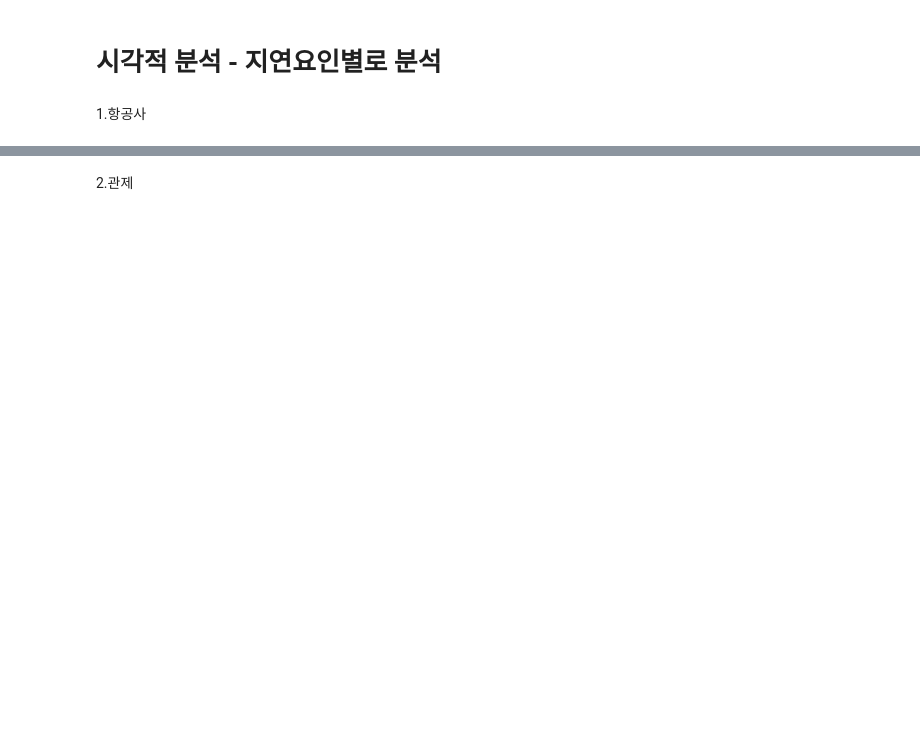
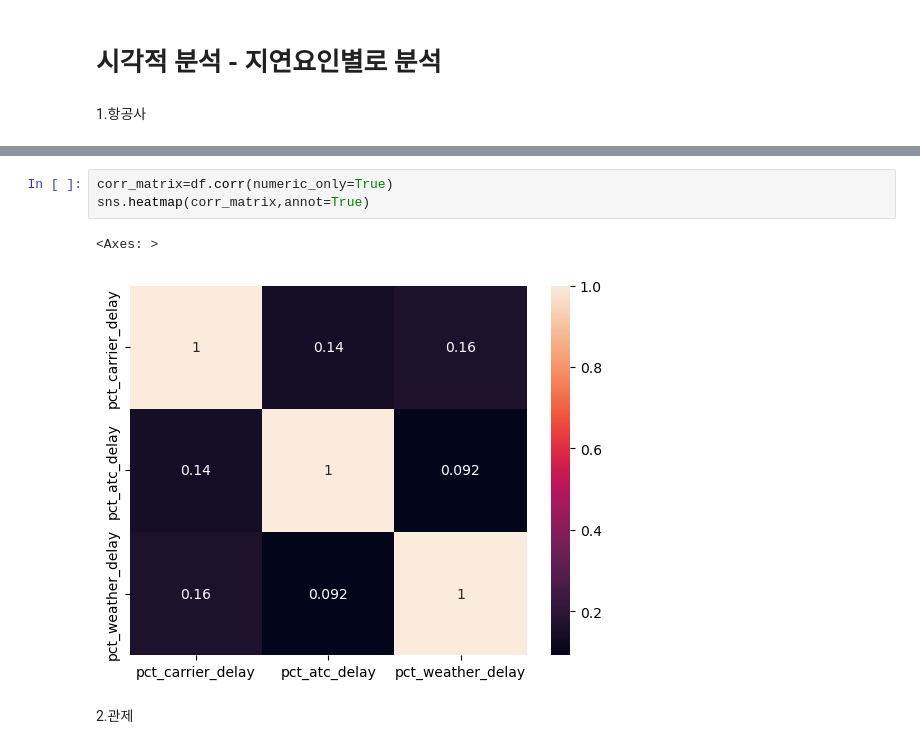
Before and after one commit to dhrhee96/hipython, a Jupyter notebook: 44_EDA.ipynb, the cells around one changed output, grey strips where cells are left out. Cells and saved outputs as stored; diff of their text form; blank space fills up the shorter version.

```diff
--- a/44_EDA.ipynb
+++ b/44_EDA.ipynb
@@ -126,2 +161,8 @@ df.groupby('airline')['pct_atc_delay'].describe().T
+# %%
+corr_matrix=df.corr(numeric_only=True)
+sns.heatmap(corr_matrix,annot=True)
+# %% [output]
+<Axes: >
+[figure, added]
 # %% [markdown]
 2.관제
```
Also changed, not shown: parts of 12 cells of this notebook.
